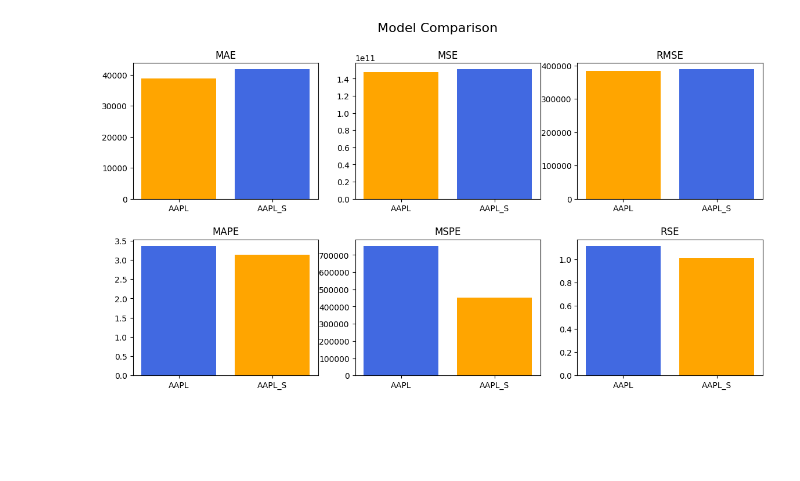
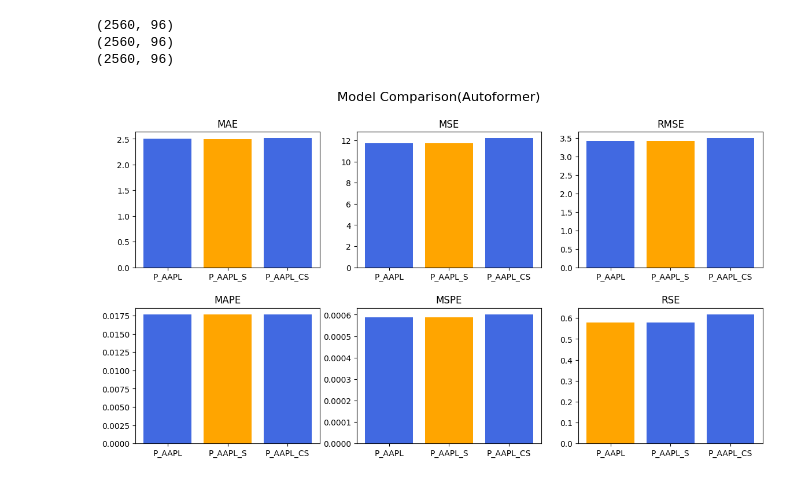
Before and after one commit to clo3olb/trader_ai, a Jupyter notebook: predictor/sentiment_analysis.ipynb, the cells around one changed output. Drawn from its saved outputs; the diff is of its cells as text; code cells hidden in the pictures; blank space fills up the shorter version.

Commit message:
update for sentiments

```diff
--- a/predictor/sentiment_analysis.ipynb
+++ b/predictor/sentiment_analysis.ipynb
@@ -17,9 +17,9 @@ for i, symbol in enumerate(symbols):
 
     price_data = pd.read_csv('./dataset/' + symbol + '.csv')
     sentiment_data = pd.read_csv(
-        './dataset/sentiments/' + symbol + '.csv')
+        './dataset/' + symbol + '_with_correct_sentiment.csv')
 
-    sentiment_data["Timestamp"] = pd.to_datetime(sentiment_data["time_published"])
+    sentiment_data["Timestamp"] = pd.to_datetime(sentiment_data["Timestamp"])
     sentiment_data["sentiment"] = sentiment_data["sentiment"].replace(
         {'positive': 1, 'negative': -1, 'neutral': 0})
 
@@ -111,9 +146,12 @@ model_ids = {
     # "Autoformer": "Autoformer_AAPL_pct_336_96",
     # "Transformer": "Transformer_AAPL_pct_336_96",
     # "DLinear": "DLinear_AAPL_pct_336_96",
-    "AAPL": "PatchTST_AAPL_with_sentiment_336_96",
-    "AAPL_S": "PatchTST_AAPL_without_sentiment_336_96",
-    "AAPL_CS": "PatchTST_AAPL_with_correct_sentiment_336_96",
+    "P_AAPL": "PatchTST_AAPL_without_sentiment_336_96",
+    "P_AAPL_S": "PatchTST_AAPL_with_sentiment_336_96",
+    "P_AAPL_CS": "PatchTST_AAPL_with_correct_sentiment_336_96",
+    # "A_AAPL": "Autoformer_AAPL_without_sentiment_336_96",
+    # "A_AAPL_S": "Autoformer_AAPL_with_sentiment_336_96",
+    # "A_AAPL_CS": "Autoformer_AAPL_with_correct_sentiment_336_96",
 }
 
 
@@ -127,8 +165,10 @@ df = pd.DataFrame(columns=['model_name', 'model_id', 'mae', 'mse',
 for i, (model_name, model_id) in enumerate(model_ids.items()):
     data_path = getPath(model_id)
     # analysis_data = np.load(data_path + "metrics.npy")
-    preds = np.load(data_path + "pred.npy")
-    trues = np.load(data_path + "true.npy")
+    preds = np.load(data_path + "pred.npy")[:,:,-1]
+    trues = np.load(data_path + "true.npy")[:,:,-1]
+
+    print(preds.shape)
 
     analysis_data = metrics.metric(trues, preds)
 
@@ -141,32 +181,35 @@ for i, (model_name, model_id) in enumerate(model_ids.items()):
         'mape': analysis_data[3],
         'mspe': analysis_data[4],
         'rse': analysis_data[5]
     }, index=[i])
 
     df = pd.concat([df, model_data], ignore_index=True)
 
 df.to_csv('model_comparison_pct.csv', index=False)
 
 fig = plt.figure(figsize=(14, 7))
 fig.subplots_adjust(hspace=0.3, wspace=0.2)
 width = 0.8
 r = np.arange(2)
-fig.suptitle('Model Comparison', fontsize=16)
+fig.suptitle('Model Comparison(Autoformer)', fontsize=16)
 
 for i, column in enumerate(df.columns):
     if column == 'model_name' or column == 'model_id':
         continue
     index = i - 2
 
     colors = []
     for value in df[column]:
         if value == df[column].min():
             colors.append('orange')
         else:
             colors.append('royalblue')
 
     axes = plt.subplot(2, 3, index + 1)
     axes.bar(df['model_name'], df[column], width=width, color=colors)
     axes.set_title(column.upper())
 # %% [output]
+(2560, 96)
+(2560, 96)
+(2560, 96)
-[figure, old version]
+[figure, new version]
```
Also changed, not shown: parts of 2 cells of this notebook, 3 other files.
